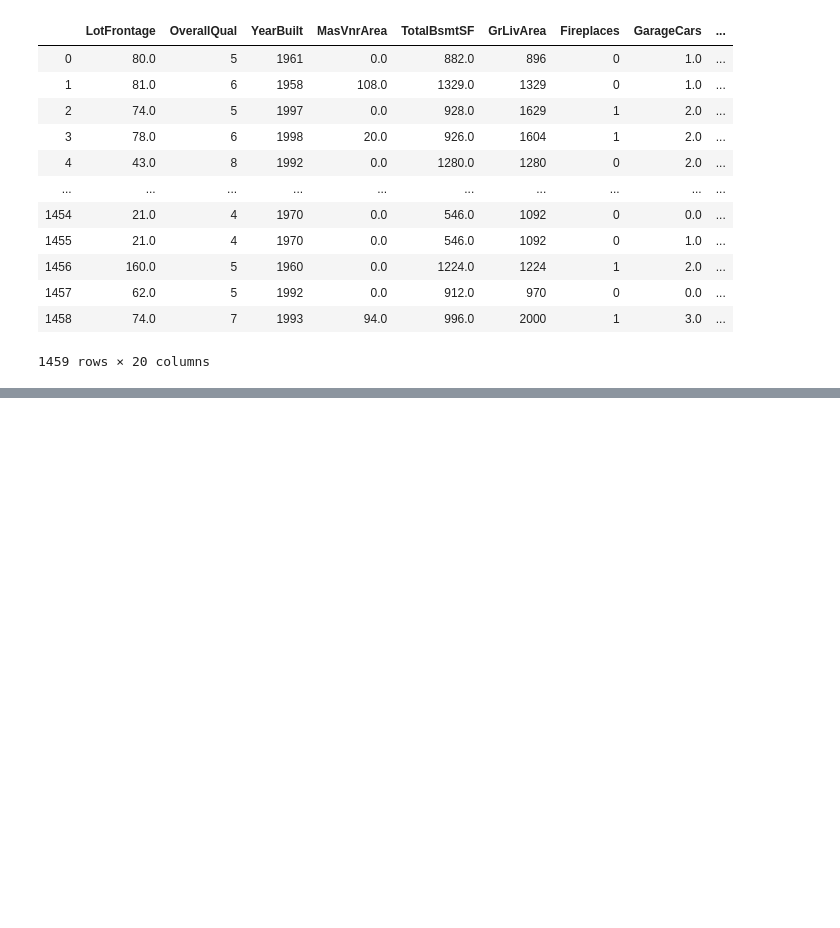
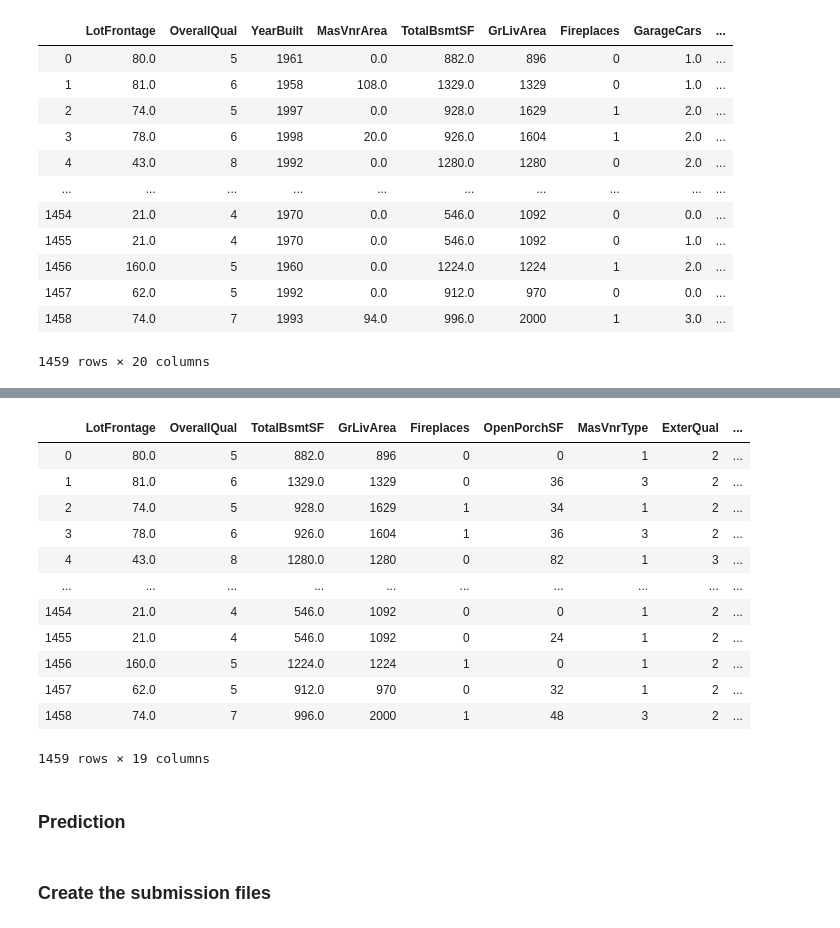
Before and after one commit to TheGodFather05/ML, a Jupyter notebook: house price prediction/House pricing.ipynb, the cells around one changed output, grey strips where cells are left out. Saved outputs shown, nothing was run; the diff lists cells and outputs as text; code cells hidden in the pictures; blank space fills up the shorter version.

```diff
--- a/house price prediction/House pricing.ipynb
+++ b/house price prediction/House pricing.ipynb
@@ -1049,13 +1049,14 @@ x_test_df
 1459 rows × 20 columns
 # %%
 x_test_df.LotFrontage=x_test_df.LotFrontage.fillna(x_test_df.LotFrontage.dropna().median())
+x_test_df.TotalBsmtSF=x_test_df.TotalBsmtSF.fillna(x_test_df.TotalBsmtSF.dropna().median())
 x_test_df['MasVnrArea']=x_test_df['MasVnrArea'].fillna(x_test_df.MasVnrArea.dropna().median())
 x_test_df['MasVnrType']=x_test_df['MasVnrType'].fillna(x_test_df.MasVnrType.dropna().mode()[0])
 x_test_df['GarageType']=x_test_df['GarageType'].fillna(x_test_df.GarageType.dropna().mode()[0])
 x_test_df['GarageFinish']=x_test_df['GarageFinish'].fillna(x_test_df.GarageFinish.dropna().mode()[0])
 x_test_df['KitchenQual']=x_test_df['KitchenQual'].fillna(x_test_df.KitchenQual.dropna().mode()[0])
 # %%
-x_test_df=x_test_df.drop(['FireplaceQu','GarageCars','TotalBsmtSF'],axis=1)
+x_test_df=x_test_df.drop(['FireplaceQu','GarageCars'],axis=1)
 # %%
 x_test_df.SaleType=x_test_df.SaleType.fillna(x_test_df.SaleType.mode()[0])
 # %%
@@ -1165,0 +1159,57 @@ x_test_df=x_test_df.drop(['SaleCondition'],axis=1)
+# %%
+neighbor_dict={
+    'MeadowV':1,
+    'IDOTRR':1,
+    'BrDale':1,
+    'OldTown':1,
+    'Edwards':1,
+    'BrkSide':1,
+    'Sawyer':1,
+    'Blueste':1,
+    'SWISU':1,
+    'NAmes':1,
+    'NPkVill':1,
+    'Mitchel':1,
+    'SawyerW':2,
+    'Gilbert':2,
+    'NWAmes':2,
+    'Blmngtn':2,
+    'CollgCr':2,
+    'ClearCr':2,
+    'Crawfor':2,
+    'Veenker':3,
+    'Somerst':3,
+    'Timber':3,
+    'StoneBr':4,
+    'NoRidge':4,
+    'NridgHt':4
+}
+
+x_test_df['Neighbor_ord']=x_test_df.Neighborhood.map(neighbor_dict)
+
+x_test_df=x_test_df.drop(['Neighborhood'],axis=1)
+# %%
+dummies=pd.get_dummies(x_test_df['PeriodBuilt'])
+dummies=dummies.rename(columns={1:"Period_1",2:"Period_2",3:"Period_3"})
+dummies=dummies.drop(['Period_3'],axis=1)
+x_test_df=pd.concat([x_test_df,dummies],axis=1)
+
+x_test_df=x_test_df.drop(['PeriodBuilt'],axis=1)
+# %%
+x_test_df
+# %% [output]
+|  | LotFrontage | OverallQual | TotalBsmtSF | GrLivArea | Fireplaces | OpenPorchSF | MasVnrType | ExterQual | ... |
+| 0 | 80.0 | 5 | 882.0 | 896 | 0 | 0 | 1 | 2 | ... |
+| 1 | 81.0 | 6 | 1329.0 | 1329 | 0 | 36 | 3 | 2 | ... |
+| 2 | 74.0 | 5 | 928.0 | 1629 | 1 | 34 | 1 | 2 | ... |
+| 3 | 78.0 | 6 | 926.0 | 1604 | 1 | 36 | 3 | 2 | ... |
+| 4 | 43.0 | 8 | 1280.0 | 1280 | 0 | 82 | 1 | 3 | ... |
+| ... | ... | ... | ... | ... | ... | ... | ... | ... | ... |
+| 1454 | 21.0 | 4 | 546.0 | 1092 | 0 | 0 | 1 | 2 | ... |
+| 1455 | 21.0 | 4 | 546.0 | 1092 | 0 | 24 | 1 | 2 | ... |
+| 1456 | 160.0 | 5 | 1224.0 | 1224 | 1 | 0 | 1 | 2 | ... |
+| 1457 | 62.0 | 5 | 912.0 | 970 | 0 | 32 | 1 | 2 | ... |
+| 1458 | 74.0 | 7 | 996.0 | 2000 | 1 | 48 | 3 | 2 | ... |
+1459 rows × 19 columns
+# %% [markdown]
+### Prediction
@@ -1165,0 +1220,2 @@ x_test_df=x_test_df.drop(['SaleCondition'],axis=1)
+# %% [markdown]
+### Create the submission files
```
Also changed, not shown: parts of 27 cells of this notebook, 1 other file.
